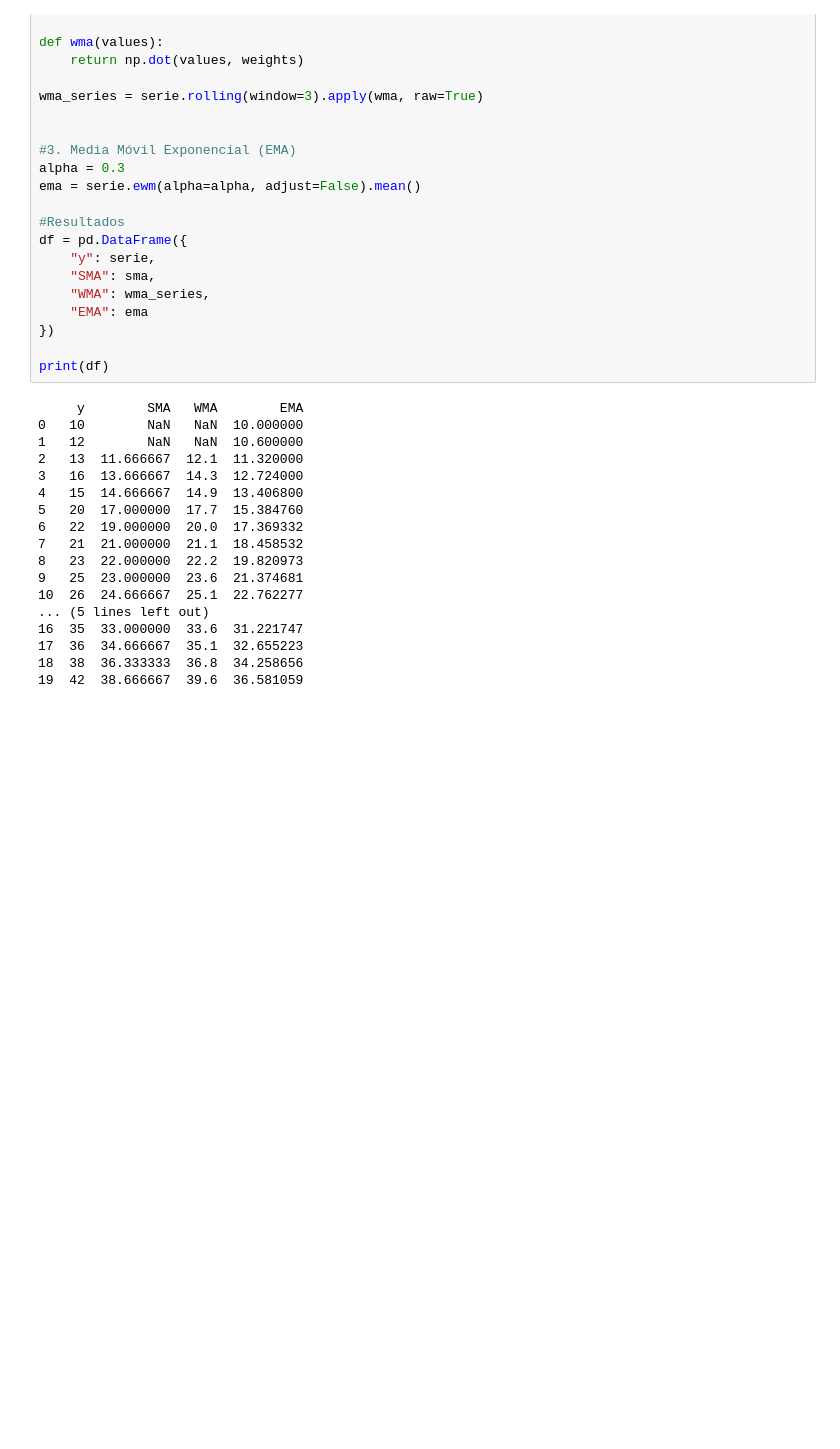
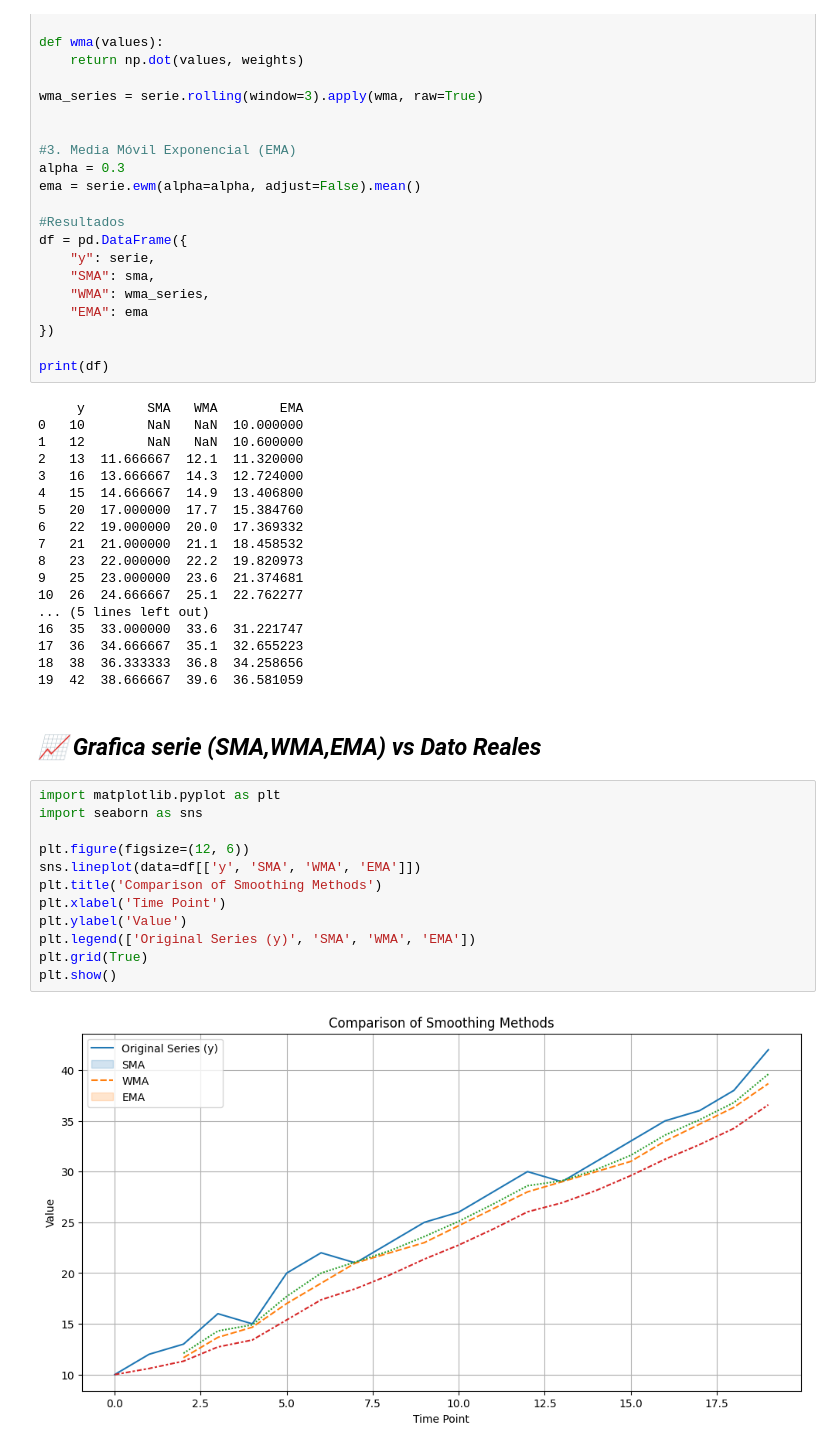
Before and after one commit to SimbakNetmind/series-de-tiempo, a Jupyter notebook: 00_Practica_Presentación.ipynb, the cells around one changed output. Drawn from its saved outputs; the diff is of its cells as text; blank space fills up the shorter version.

```diff
--- a/00_Practica_Presentación.ipynb
+++ b/00_Practica_Presentación.ipynb
@@ -60,3 +62,19 @@ print(df)
 17  36  34.666667  35.1  32.655223
 18  38  36.333333  36.8  34.258656
 19  42  38.666667  39.6  36.581059
+# %% [markdown]
+## ***📈 Grafica serie (SMA,WMA,EMA) vs Dato Reales***
+# %%
+import matplotlib.pyplot as plt
+import seaborn as sns
+
+plt.figure(figsize=(12, 6))
+sns.lineplot(data=df[['y', 'SMA', 'WMA', 'EMA']])
+plt.title('Comparison of Smoothing Methods')
+plt.xlabel('Time Point')
+plt.ylabel('Value')
+plt.legend(['Original Series (y)', 'SMA', 'WMA', 'EMA'])
+plt.grid(True)
+plt.show()
+# %% [output]
+[figure, added]
```
Also changed, not shown: parts of 1 cell of this notebook.
